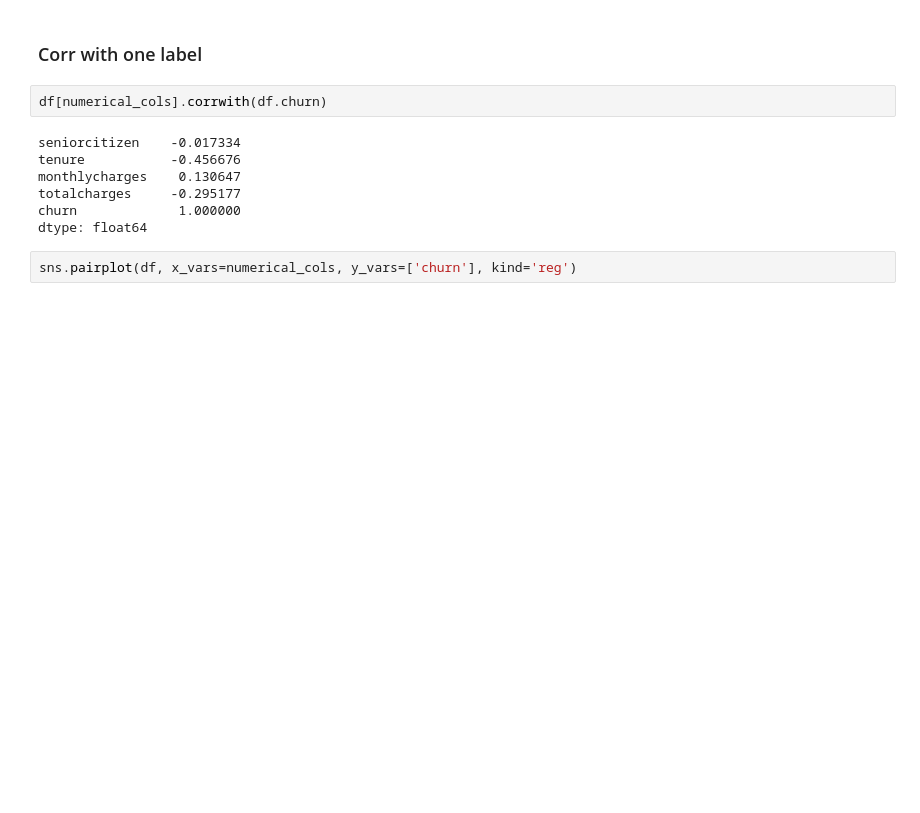
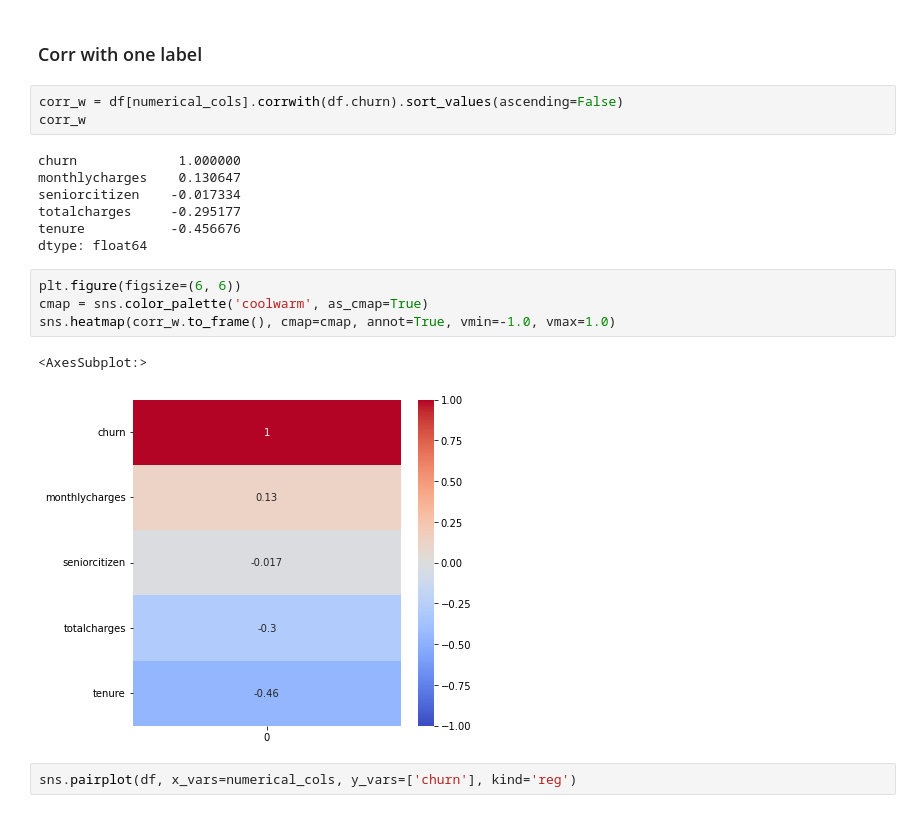
Before and after one commit to JeffChien/playground, a Jupyter notebook: python/etl_eta/feature_importance.ipynb, the cells around one changed output. Saved outputs shown, nothing was run; the diff lists cells and outputs as text; blank space fills up the shorter version.

```diff
--- a/python/etl_eta/feature_importance.ipynb
+++ b/python/etl_eta/feature_importance.ipynb
@@ -186,14 +186,22 @@ sns.pairplot(df, vars=numerical_cols, kind='reg')
 # %% [markdown]
 ### Corr with one label
 # %%
-df[numerical_cols].corrwith(df.churn)
+corr_w = df[numerical_cols].corrwith(df.churn).sort_values(ascending=False)
+corr_w
 # %% [output]
+churn             1.000000
+monthlycharges    0.130647
 seniorcitizen    -0.017334
+totalcharges     -0.295177
 tenure           -0.456676
-monthlycharges    0.130647
-totalcharges     -0.295177
-churn             1.000000
 dtype: float64
+# %%
+plt.figure(figsize=(6, 6))
+cmap = sns.color_palette('coolwarm', as_cmap=True)
+sns.heatmap(corr_w.to_frame(), cmap=cmap, annot=True, vmin=-1.0, vmax=1.0)
+# %% [output]
+<AxesSubplot:>
+[figure, added]
 # %%
 sns.pairplot(df, x_vars=numerical_cols, y_vars=['churn'], kind='reg')
 # %% [output]
```
